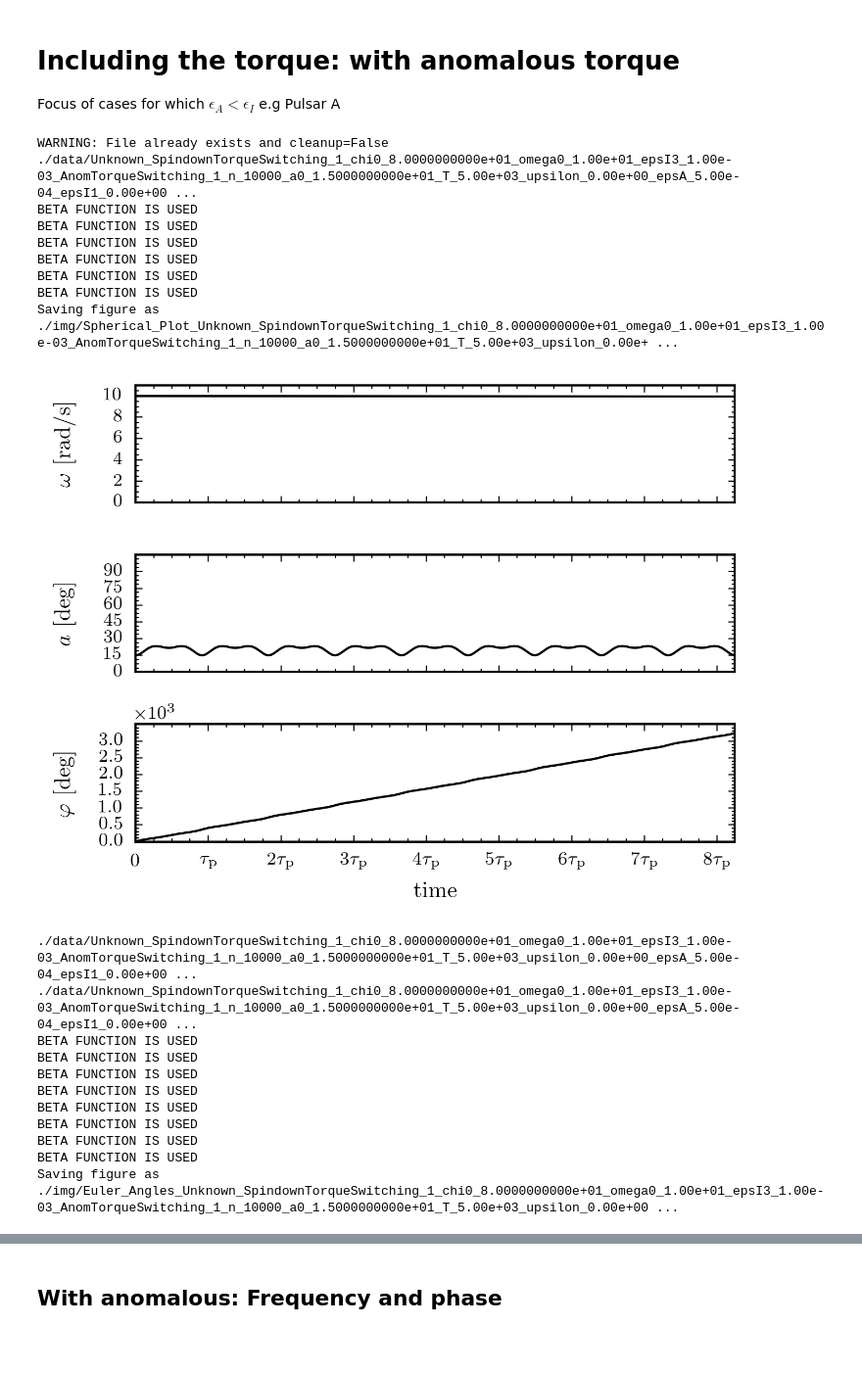
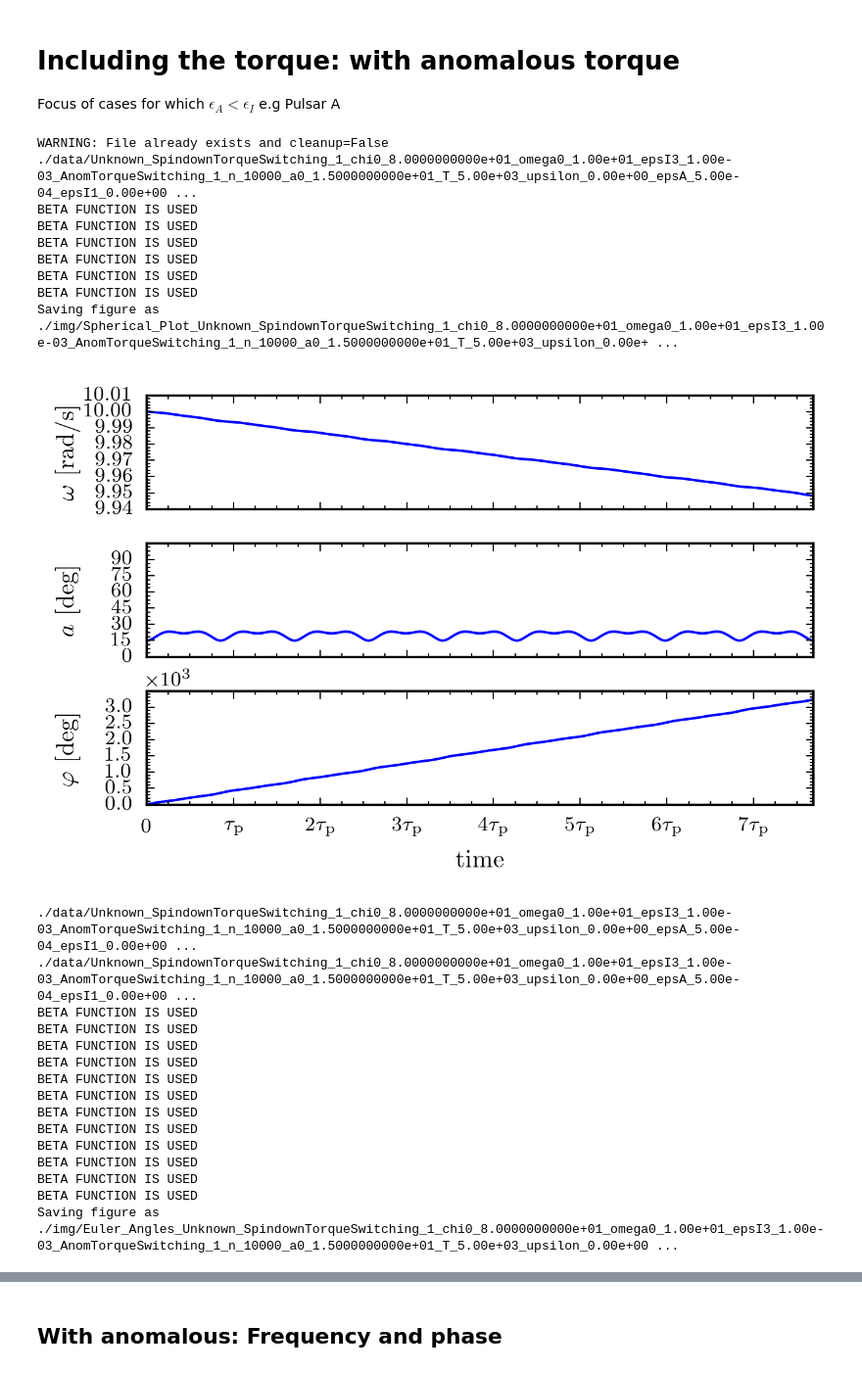
Before and after one commit to GregoryAshton/thesis, a Jupyter notebook: inertial_frame/GeneratePlots-WithTorque-WithAnom.ipynb, the cells around one changed output, grey strips where cells are left out. Shown: that part at 98% size. Cells and saved outputs as stored; diff of their text form; code cells hidden in the pictures; blank space fills up the shorter version.

```diff
--- a/inertial_frame/GeneratePlots-WithTorque-WithAnom.ipynb
+++ b/inertial_frame/GeneratePlots-WithTorque-WithAnom.ipynb
@@ -22,30 +22,30 @@ Focus of cases for which $\epsilon_{A} < \epsilon_I$ e.g Pulsar A
 # %%
 chi0 = 80
 omega0 = 10
 epsI3 = 1e-3
 epsA = 5e-4
 a0 = 15
 T = 5e3
 
 file_name = main(chi0=chi0, epsI3=epsI3, epsA=epsA, omega0=omega0, T=T,
                  n=10000, error=1e-12, a0=a0, cleanup=False, AnomTorque=True)
 
-axes = Plot.Spherical_Plot(file_name, save_fig=True, figsize=figsize)
+axes = Plot.Spherical_Plot(file_name, save_fig=True, figsize=(4.5, 3), ax1ylim=False)
 plt.show()
 
-axes = Plot.Euler_Angles(file_name, save_fig=True, figsize=figsize)
+axes = Plot.Euler_Angles(file_name, save_fig=True, figsize=(4.5, 5), derivs=True)
 plt.show()
 # %% [output]
 WARNING: File already exists and cleanup=False
 ./data/Unknown_SpindownTorqueSwitching_1_chi0_8.0000000000e+01_omega0_1.00e+01_epsI3_1.00e-03_AnomTorqueSwitching_1_n_10000_a0_1.5000000000e+01_T_5.00e+03_upsilon_0.00e+00_epsA_5.00e-04_epsI1_0.00e+00 ...
 BETA FUNCTION IS USED
 BETA FUNCTION IS USED
 BETA FUNCTION IS USED
 BETA FUNCTION IS USED
 BETA FUNCTION IS USED
 BETA FUNCTION IS USED
 Saving figure as ./img/Spherical_Plot_Unknown_SpindownTorqueSwitching_1_chi0_8.0000000000e+01_omega0_1.00e+01_epsI3_1.00e-03_AnomTorqueSwitching_1_n_10000_a0_1.5000000000e+01_T_5.00e+03_upsilon_0.00e+ ...
-[figure, old version]
+[figure, new version]
 ./data/Unknown_SpindownTorqueSwitching_1_chi0_8.0000000000e+01_omega0_1.00e+01_epsI3_1.00e-03_AnomTorqueSwitching_1_n_10000_a0_1.5000000000e+01_T_5.00e+03_upsilon_0.00e+00_epsA_5.00e-04_epsI1_0.00e+00 ...
 ./data/Unknown_SpindownTorqueSwitching_1_chi0_8.0000000000e+01_omega0_1.00e+01_epsI3_1.00e-03_AnomTorqueSwitching_1_n_10000_a0_1.5000000000e+01_T_5.00e+03_upsilon_0.00e+00_epsA_5.00e-04_epsI1_0.00e+00 ...
 BETA FUNCTION IS USED
@@ -56,4 +56,8 @@ BETA FUNCTION IS USED
 BETA FUNCTION IS USED
 BETA FUNCTION IS USED
 BETA FUNCTION IS USED
+BETA FUNCTION IS USED
+BETA FUNCTION IS USED
+BETA FUNCTION IS USED
+BETA FUNCTION IS USED
 Saving figure as ./img/Euler_Angles_Unknown_SpindownTorqueSwitching_1_chi0_8.0000000000e+01_omega0_1.00e+01_epsI3_1.00e-03_AnomTorqueSwitching_1_n_10000_a0_1.5000000000e+01_T_5.00e+03_upsilon_0.00e+00 ...
```
Also changed, not shown: parts of 1 cell of this notebook, 19 other files.
